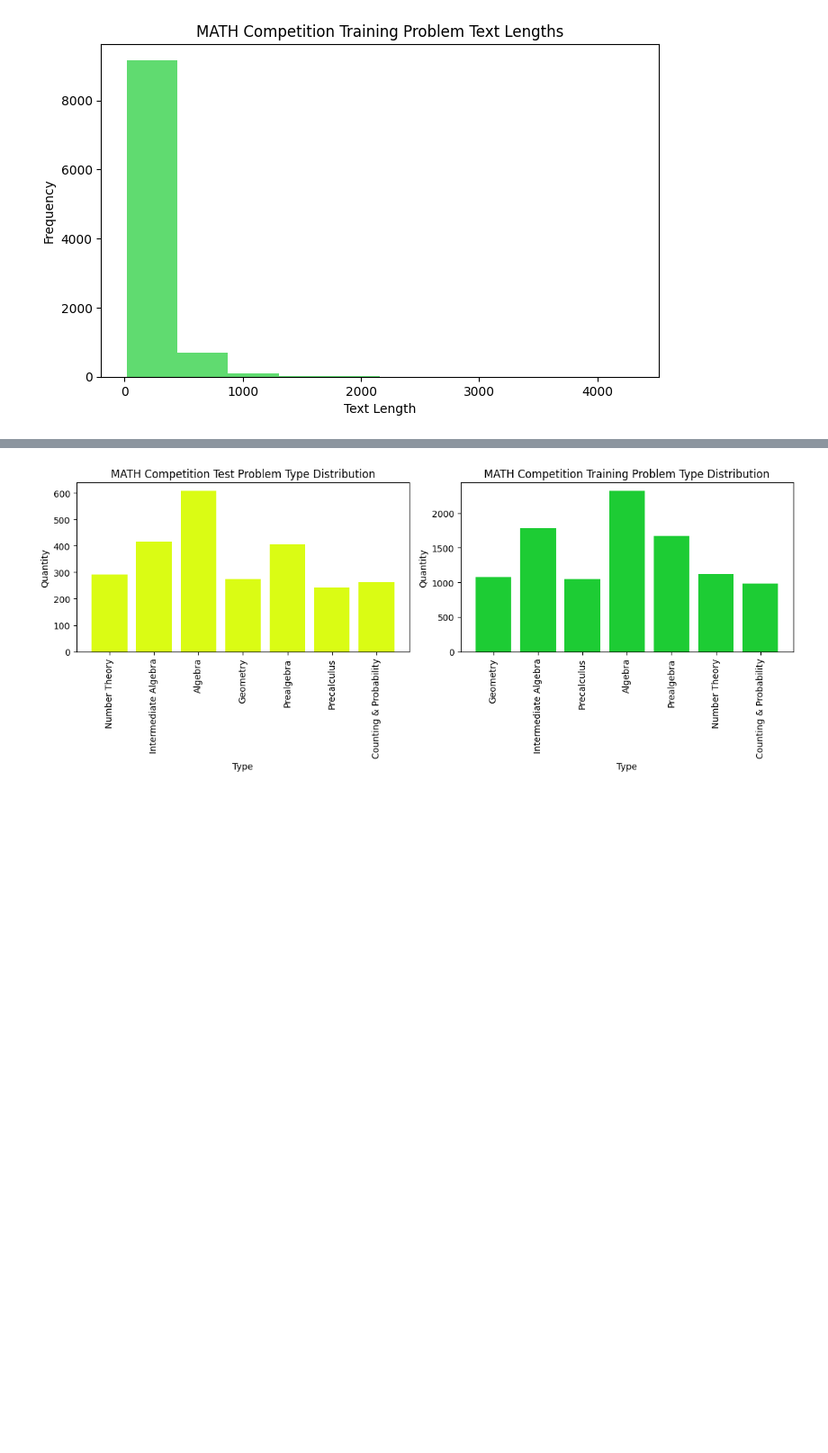
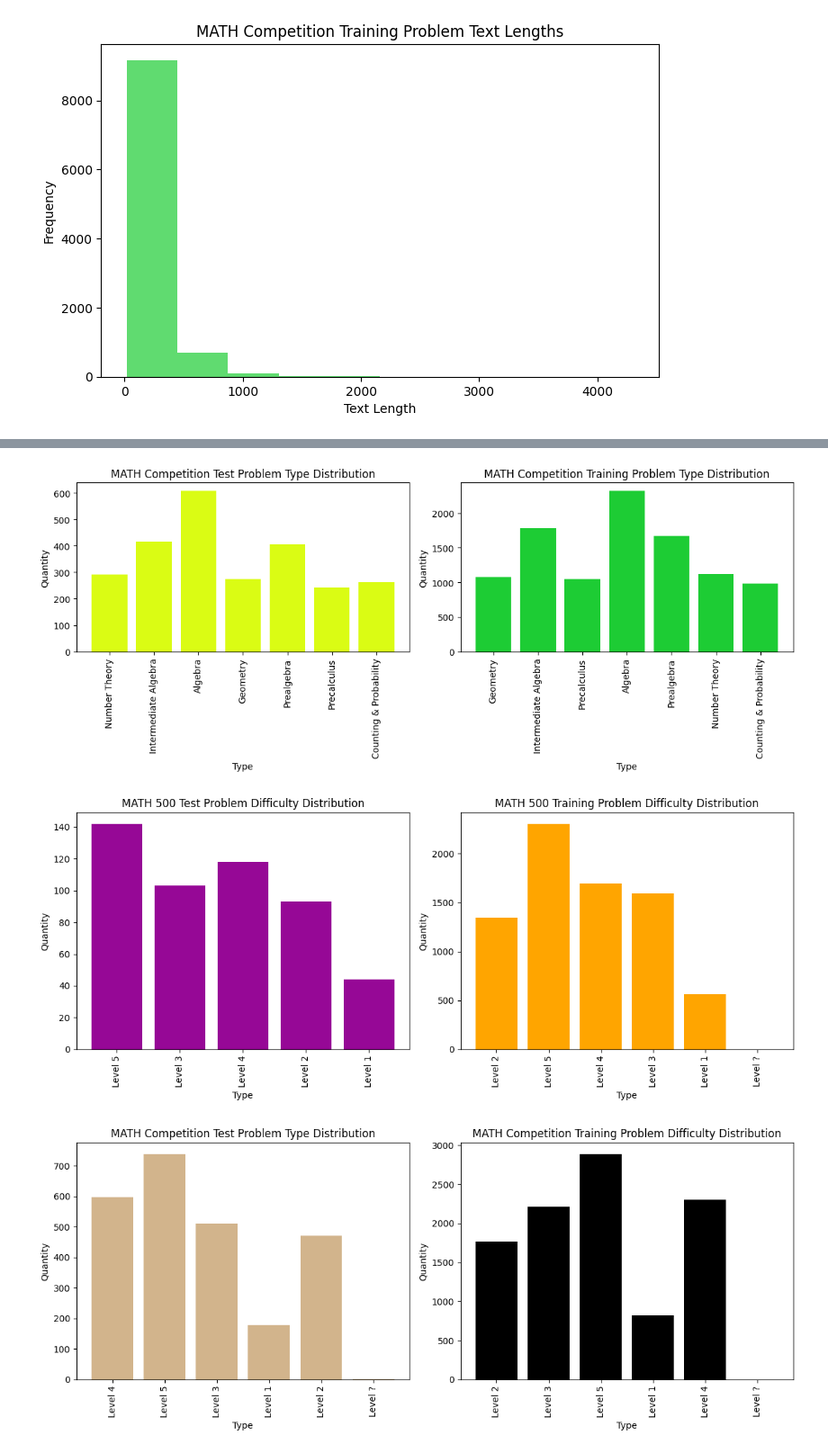
Before and after one commit to kevinmastascusa/symbolic-math-ai, a Jupyter notebook: 04_exploratory_data_analysis_final.ipynb, the cells around one changed output, grey strips where cells are left out. Shown at 90% size. Drawn from its saved outputs; the diff is of its cells as text; code cells hidden in the pictures; blank space fills up the shorter version.

```diff
--- a/04_exploratory_data_analysis_final.ipynb
+++ b/04_exploratory_data_analysis_final.ipynb
@@ -90,6 +93,7 @@ plt.show()
 [figure]
 [figure]
 # %%
+#Get the distribution of problem type in each dataset
 from collections import Counter
 test_types_500=Counter(math_competition_test["type"])
 train_types_500=Counter(math_competition_train["type"])
@@ -100,7 +104,7 @@ train_type_quantities_500=list(train_types_500.values())
 
 plt.figure(figsize=(12, 5))
 
-#Testing Data
+#MATH 500 Testing Data
 plt.subplot(1, 2, 1)
 plt.bar(test_type_500,test_type_quantities_500,color='#d6222e')
 plt.title('MATH 500 Test Problem Type Distribution')
@@ -108,7 +112,7 @@ plt.xlabel('Type')
 plt.ylabel('Quantity')
 plt.xticks(rotation=90)
 
-#Training Data
+#MATH 500 Training Data
 plt.subplot(1, 2, 2)
 plt.bar(train_type_500,train_type_quantities_500,color='#4287f5')
 plt.title('MATH 500 Training Problem Type Distribution')
@@ -120,32 +124,93 @@ plt.tight_layout()
 plt.show()
 
 test_types=Counter(math_competition_test["type"])
 train_types=Counter(math_competition_train["type"])
 test_type=list(test_types.keys())
 test_type_quantities=list(test_types.values())
 train_type=list(train_types.keys())
 train_type_quantities=list(train_types.values())
 
 plt.figure(figsize=(12, 5))
 
-#Testing Data
+#MATH Competition Testing Data
 plt.subplot(1, 2, 1)
 plt.bar(test_type,test_type_quantities,color='#dafc14')
 plt.title('MATH Competition Test Problem Type Distribution')
 plt.xlabel('Type')
 plt.ylabel('Quantity')
 plt.xticks(rotation=90)
 
-#Training Data
+#MATH Competition Training Data
 plt.subplot(1, 2, 2)
 plt.bar(train_type,train_type_quantities,color='#1dcc34')
 plt.title('MATH Competition Training Problem Type Distribution')
 plt.xlabel('Type')
 plt.ylabel('Quantity')
 plt.xticks(rotation=90)
 
 plt.tight_layout()
 plt.show()
+
+
+#Get the distribution of problem diffuculty (level) in each dataset
+from collections import Counter
+test_levels_500=Counter(math_500_test["level"])
+train_levels_500=Counter(math_500_train["level"])
+test_level_500=list(test_levels_500.keys())
+test_level_quantities_500=list(test_levels_500.values())
+train_level_500=list(train_levels_500.keys())
+train_level_quantities_500=list(train_levels_500.values())
+
+plt.figure(figsize=(12, 5))
+
+#MATH 500 Testing Data
+plt.subplot(1, 2, 1)
+plt.bar(test_level_500,test_level_quantities_500,color='#960896')
+plt.title('MATH 500 Test Problem Difficulty Distribution')
+plt.xlabel('Type')
+plt.ylabel('Quantity')
+plt.xticks(rotation=90)
+
+#MATH 500 Training Data
+plt.subplot(1, 2, 2)
+plt.bar(train_level_500,train_level_quantities_500,color='#ffa500')
+plt.title('MATH 500 Training Problem Difficulty Distribution')
+plt.xlabel('Type')
+plt.ylabel('Quantity')
+plt.xticks(rotation=90)
+
+plt.tight_layout()
+plt.show()
+
+test_levels=Counter(math_competition_test["level"])
+train_levels=Counter(math_competition_train["level"])
+test_level=list(test_levels.keys())
+test_level_quantities=list(test_levels.values())
+train_level=list(train_levels.keys())
+train_level_quantities=list(train_levels.values())
+
+plt.figure(figsize=(12, 5))
+
+#MATH Competition Testing Data
+plt.subplot(1, 2, 1)
+plt.bar(test_level,test_level_quantities,color='tan')
+plt.title('MATH Competition Test Problem Type Distribution')
+plt.xlabel('Type')
+plt.ylabel('Quantity')
+plt.xticks(rotation=90)
+
+#MATH Competition Training Data
+plt.subplot(1, 2, 2)
+plt.bar(train_level,train_level_quantities,color='black')
+plt.title('MATH Competition Training Problem Difficulty Distribution')
+plt.xlabel('Type')
+plt.ylabel('Quantity')
+plt.xticks(rotation=90)
+
+plt.tight_layout()
+plt.show()
 # %% [output]
 [figure]
 [figure]
+[figure, added]
+[figure, added]
```
Also changed, not shown: parts of 4 cells of this notebook.
